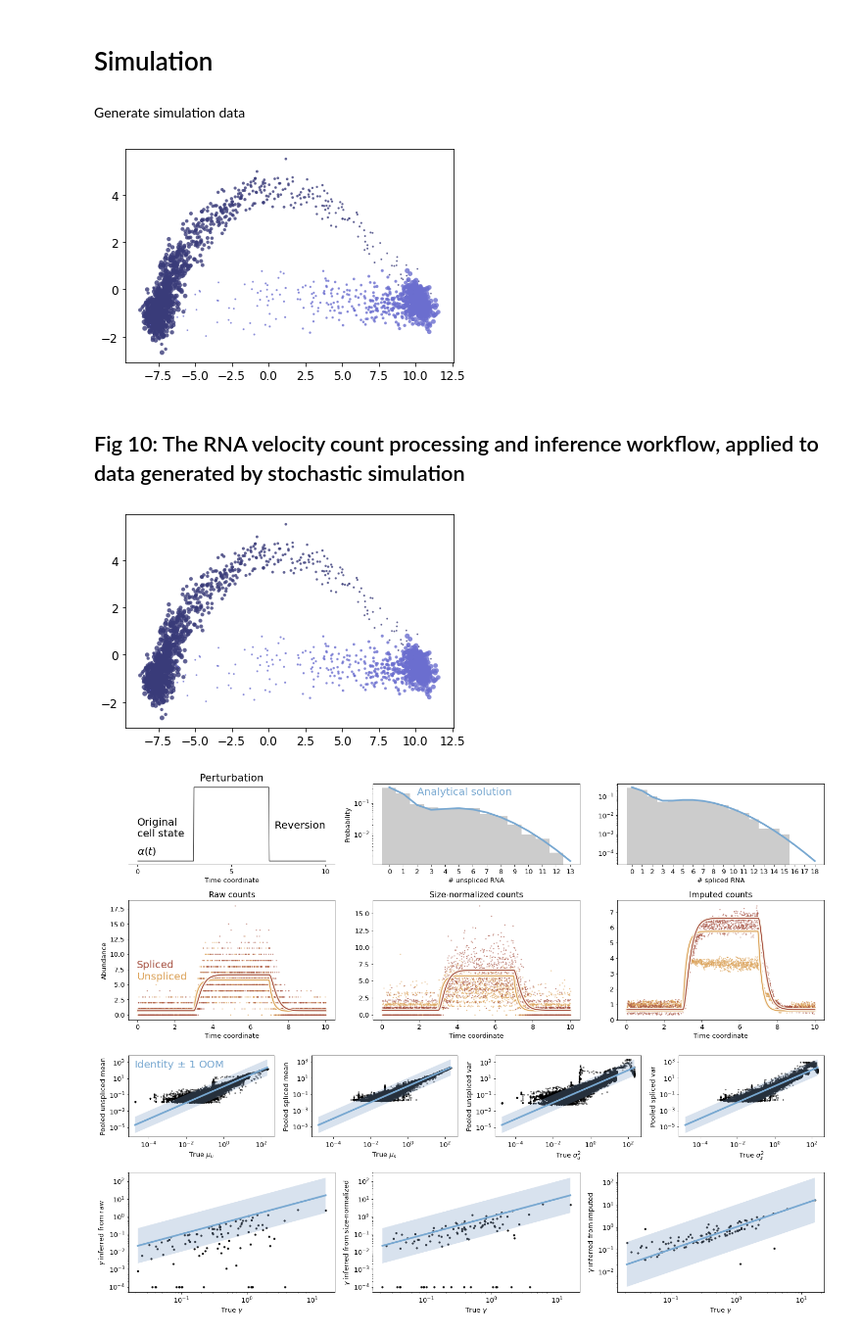
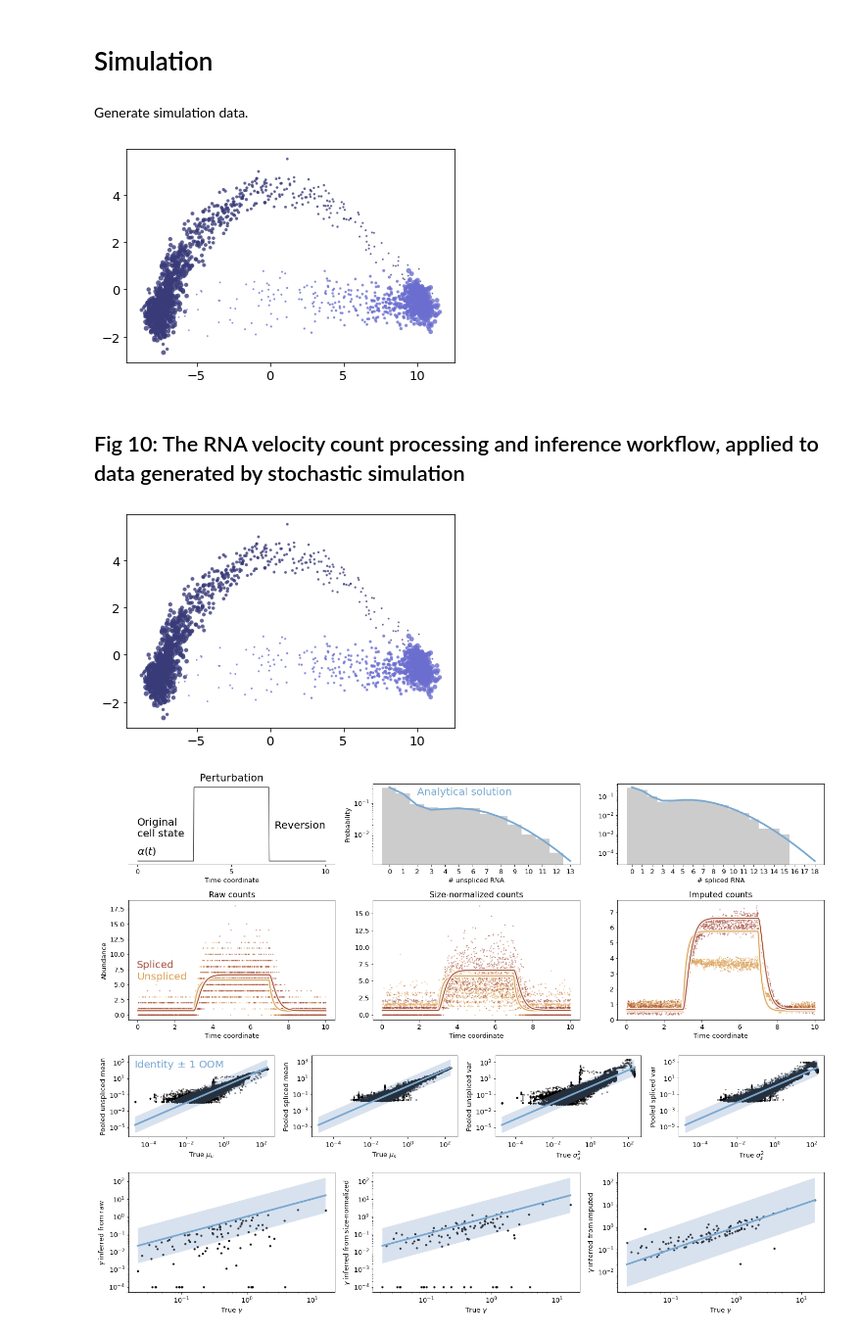
Before and after one commit to pachterlab/GFCP_2022, a Jupyter notebook: notebooks/occup_meas_sim.ipynb, the cells around one changed output. Shown at 98% size. Saved outputs shown, nothing was run; the diff lists cells and outputs as text; code cells hidden in the pictures.

```diff
--- a/notebooks/occup_meas_sim.ipynb
+++ b/notebooks/occup_meas_sim.ipynb
@@ -1170,4 +1138,4 @@ plt.scatter(np.arange(n_),np.arange(n_),c=delft,s=100)
 # %% [markdown]
 # Simulation
 # %% [markdown]
-Generate simulation data
+Generate simulation data.
@@ -1174,29 +1144,26 @@ Generate simulation data
 # %%
 nCells,nGenes,T,tau,topo =  2000,100,10,[0,3,7],"aba"
-name="data/simdata_aba_4"
+name="data/simdata_aba"
 meta = nCells,nGenes,T,tau,topo
 simdata = simulate_occup_meas(nCells,nGenes,T,tau,topo,seed=42)
 sim_export(simdata,meta,name)
 vlm = vcy.VelocytoLoom(loom_filepath=name+".loom")
 preprocess(vlm,sim=True,meta=meta,filter=False)
 fig,ax=plt.subplots(1,1,figsize=(6,4))
 plotEmbed(ax,vlm,"pcs",sim=True)
 # %% [output]
-[figure, old version]
+[figure, new version]
 # %% [markdown]
 ## Fig 10: The RNA velocity count processing and inference workflow, applied to data generated by stochastic simulation
 # %%
-# nCells,nGenes,T,tau,topo =  2000,100,20,[0,8,13],"aba"
-# nCells,nGenes,T,tau,topo =  2000,30,20,[0,8,13],"aba"
-
-name="data/simdata_aba_4"
+name="data/simdata_aba"
 meta = nCells,nGenes,T,tau,topo
 vlm = vcy.VelocytoLoom(loom_filepath=name+".loom")
 preprocess(vlm,sim=True,meta=meta,filter=False)
 fig,ax=plt.subplots(1,1,figsize=(6,4))
 plotEmbed(ax,vlm,"pcs",sim=True)
 # %% [output]
-[figure, old version]
+[figure, new version]
 # %%
 fig=simValidPlots(vlm,tau,meta,geneind=2)
 fig.tight_layout()
```
Also changed, not shown: parts of 11 cells of this notebook.
